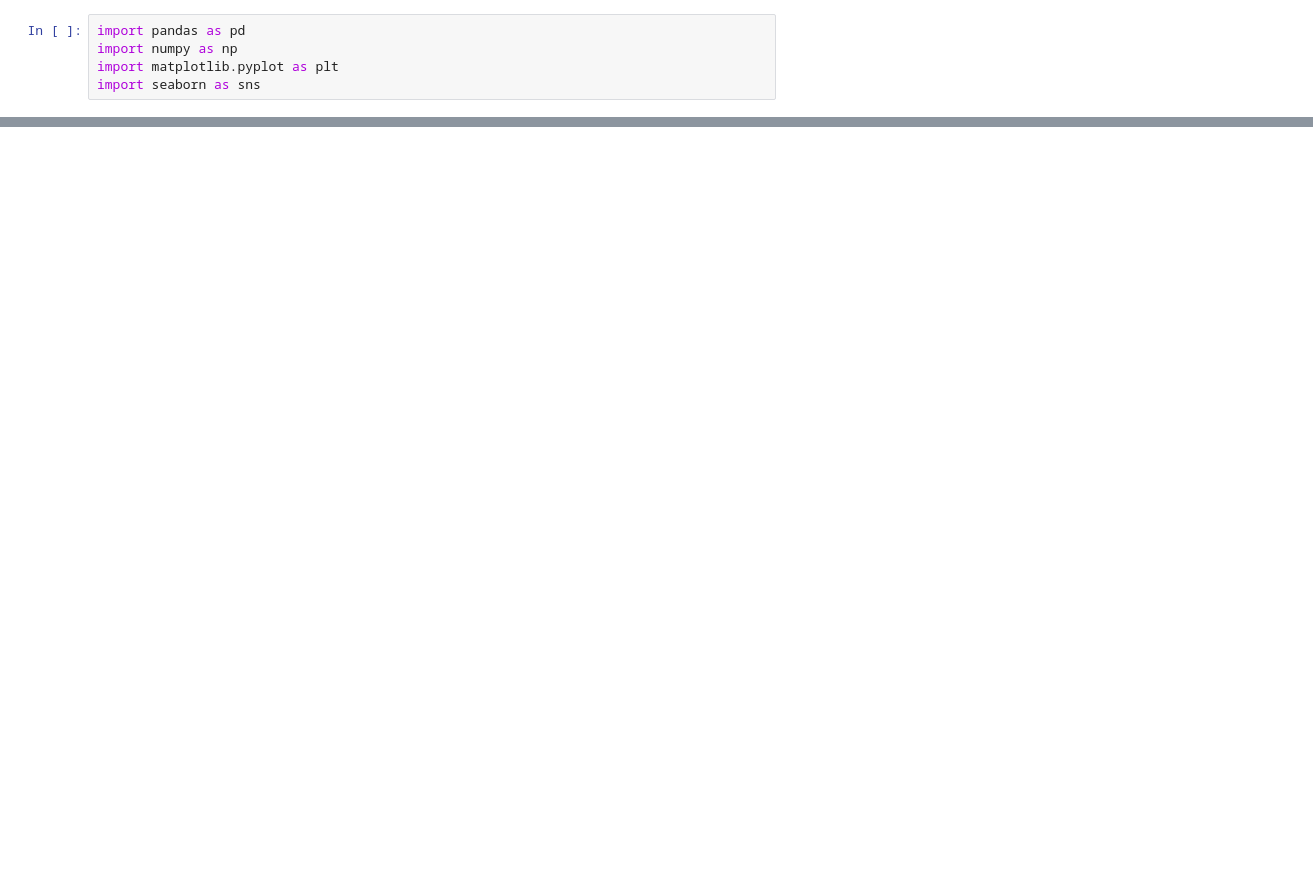
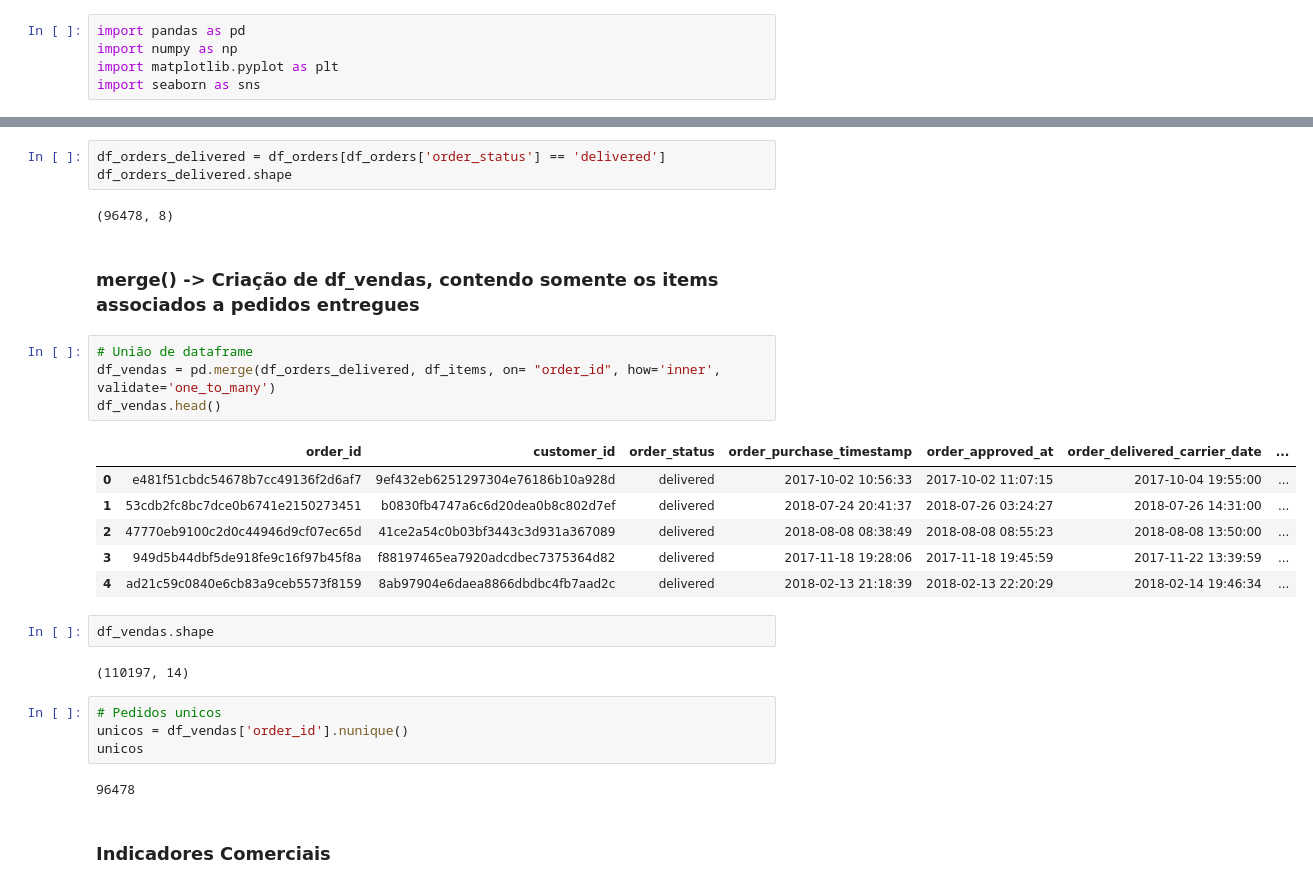
Before and after one commit to nerydyego/olist-ecommerce-sql, a Jupyter notebook: notebooks/02_analise_exploratoria.ipynb, the cells around one changed output, grey strips where cells are left out. Cells and saved outputs as stored; diff of their text form; blank space fills up the shorter version.

Commit message:
feat(eda-python): adiciona indicadores comerciais, analise mensal e atualiza README

```diff
--- a/notebooks/02_analise_exploratoria.ipynb
+++ b/notebooks/02_analise_exploratoria.ipynb
@@ -36,0 +71,30 @@ df_orders.head()
+# %%
+df_orders_delivered = df_orders[df_orders['order_status'] == 'delivered']
+df_orders_delivered.shape
+# %% [output]
+(96478, 8)
+# %% [markdown]
+### merge() -> Criação de df_vendas, contendo somente os items associados a pedidos entregues
+# %%
+# União de dataframe
+df_vendas = pd.merge(df_orders_delivered, df_items, on= "order_id", how='inner', validate='one_to_many')
+df_vendas.head()
+# %% [output]
+|  | order_id | customer_id | order_status | order_purchase_timestamp | order_approved_at | order_delivered_carrier_date | ... |
+| 0 | e481f51cbdc54678b7cc49136f2d6af7 | 9ef432eb6251297304e76186b10a928d | delivered | 2017-10-02 10:56:33 | 2017-10-02 11:07:15 | 2017-10-04 19:55:00 | ... |
+| 1 | 53cdb2fc8bc7dce0b6741e2150273451 | b0830fb4747a6c6d20dea0b8c802d7ef | delivered | 2018-07-24 20:41:37 | 2018-07-26 03:24:27 | 2018-07-26 14:31:00 | ... |
+| 2 | 47770eb9100c2d0c44946d9cf07ec65d | 41ce2a54c0b03bf3443c3d931a367089 | delivered | 2018-08-08 08:38:49 | 2018-08-08 08:55:23 | 2018-08-08 13:50:00 | ... |
+| 3 | 949d5b44dbf5de918fe9c16f97b45f8a | f88197465ea7920adcdbec7375364d82 | delivered | 2017-11-18 19:28:06 | 2017-11-18 19:45:59 | 2017-11-22 13:39:59 | ... |
+| 4 | ad21c59c0840e6cb83a9ceb5573f8159 | 8ab97904e6daea8866dbdbc4fb7aad2c | delivered | 2018-02-13 21:18:39 | 2018-02-13 22:20:29 | 2018-02-14 19:46:34 | ... |
+# %%
+df_vendas.shape
+# %% [output]
+(110197, 14)
+# %%
+# Pedidos unicos
+unicos = df_vendas['order_id'].nunique()
+unicos
+# %% [output]
+96478
+# %% [markdown]
+### Indicadores Comerciais
```
Also changed, not shown: parts of 15 cells of this notebook, 1 other file.
